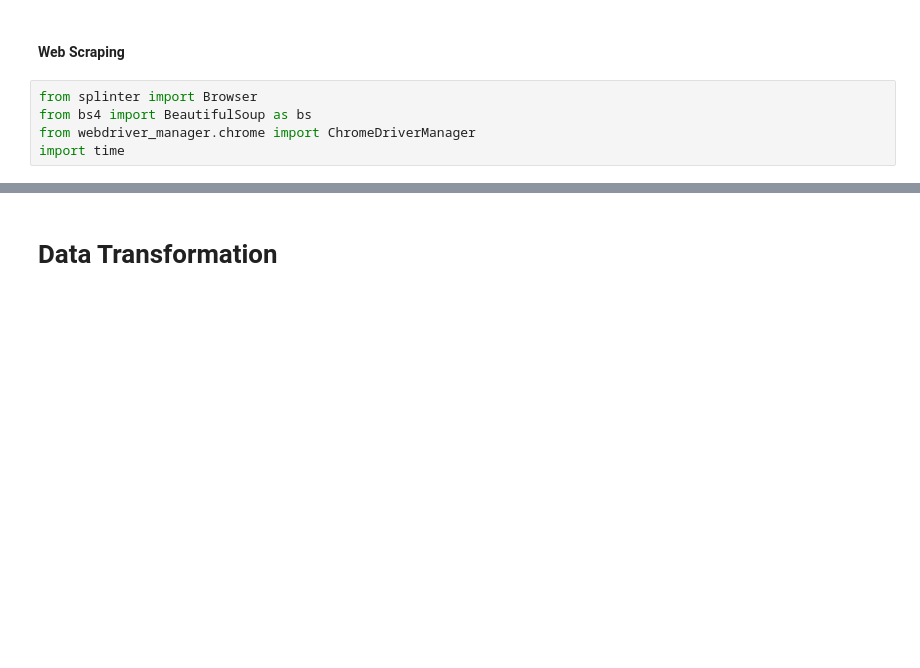
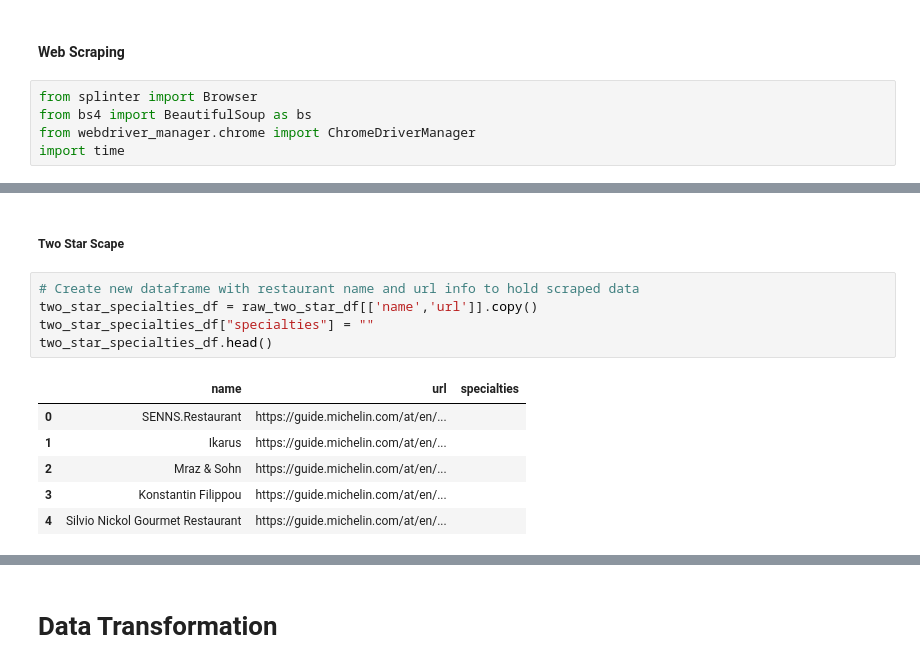
Before and after one commit to sunwoo-kim20/etl-european-restaurants, a Jupyter notebook: etl-michelin-restaurants.ipynb, the cells around one changed output, grey strips where cells are left out. Cells and saved outputs as stored; diff of their text form; blank space fills up the shorter version.

```diff
--- a/etl-michelin-restaurants.ipynb
+++ b/etl-michelin-restaurants.ipynb
@@ -279,0 +286,14 @@ True
+# %% [markdown]
+##### Two Star Scape
+# %%
+# Create new dataframe with restaurant name and url info to hold scraped data
+two_star_specialties_df = raw_two_star_df[['name','url']].copy()
+two_star_specialties_df["specialties"] = ""
+two_star_specialties_df.head()
+# %% [output]
+|  | name | url | specialties |
+| 0 | SENNS.Restaurant | https://guide.michelin.com/at/en/... |  |
+| 1 | Ikarus | https://guide.michelin.com/at/en/... |  |
+| 2 | Mraz & Sohn | https://guide.michelin.com/at/en/... |  |
+| 3 | Konstantin Filippou | https://guide.michelin.com/at/en/... |  |
+| 4 | Silvio Nickol Gourmet Restaurant | https://guide.michelin.com/at/en/... |  |
```
Also changed, not shown: parts of 19 cells of this notebook.
